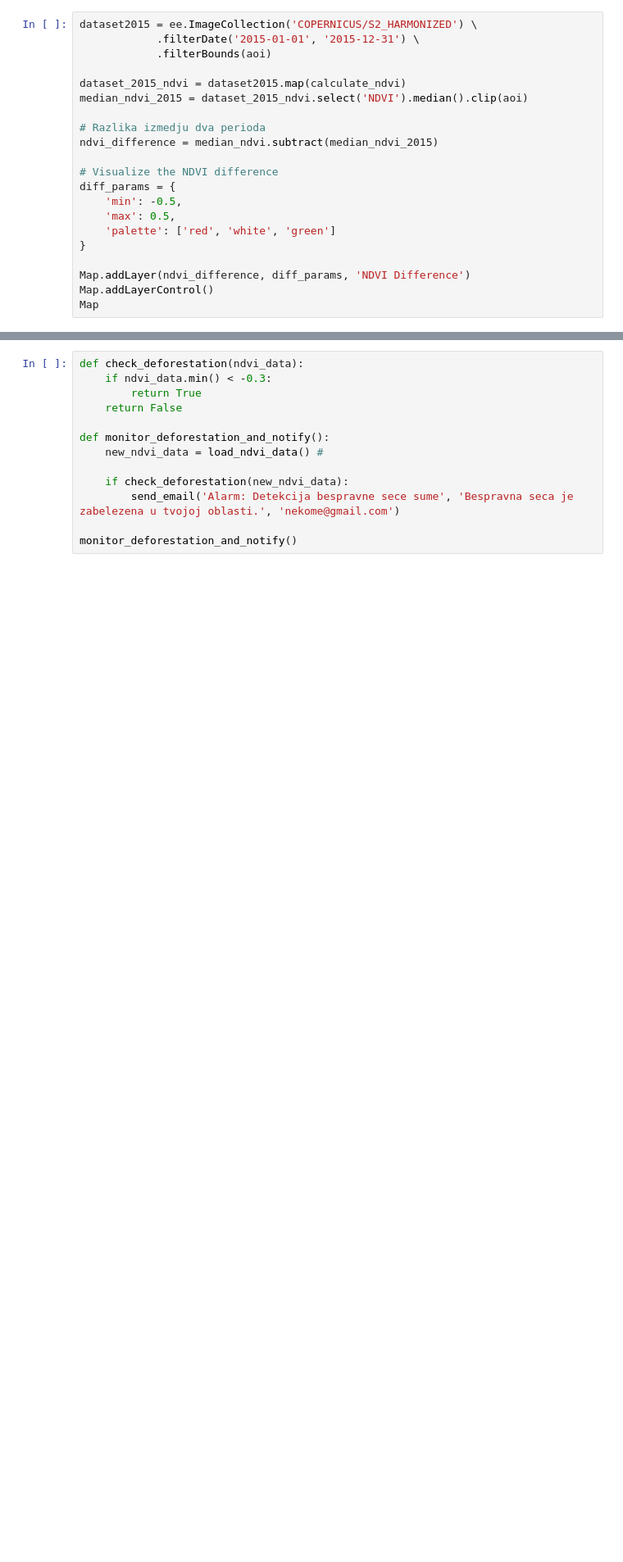
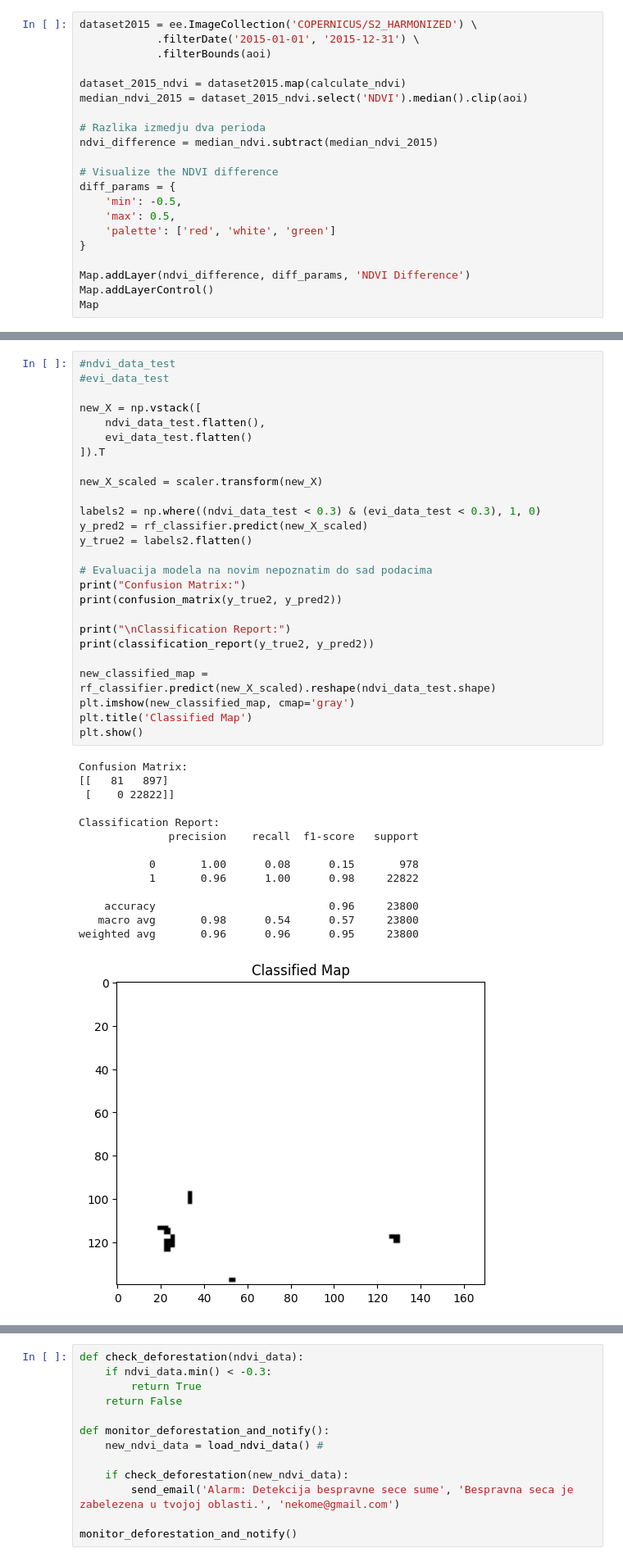
Before and after one commit to vukasinovic21/DetekcijaSuma, a Jupyter notebook: projekat.ipynb, the cells around one changed output, grey strips where cells are left out. Shown: that part at 82% size. Drawn from its saved outputs; the diff is of its cells as text; blank space fills up the shorter version.

```diff
--- a/projekat.ipynb
+++ b/projekat.ipynb
@@ -301,3 +353,44 @@ AttributeError: 'Image' object has no attribute 'flatten'
+# %%
+#ndvi_data_test
+#evi_data_test
+
+new_X = np.vstack([
+    ndvi_data_test.flatten(),
+    evi_data_test.flatten()
+]).T
+
+new_X_scaled = scaler.transform(new_X)
+
+labels2 = np.where((ndvi_data_test < 0.3) & (evi_data_test < 0.3), 1, 0)
+y_pred2 = rf_classifier.predict(new_X_scaled)
+y_true2 = labels2.flatten()
+
+# Evaluacija modela na novim nepoznatim do sad podacima
+print("Confusion Matrix:")
+print(confusion_matrix(y_true2, y_pred2))
+
+print("\nClassification Report:")
+print(classification_report(y_true2, y_pred2))
+
+new_classified_map = rf_classifier.predict(new_X_scaled).reshape(ndvi_data_test.shape)
+plt.imshow(new_classified_map, cmap='gray')
+plt.title('Classified Map')
+plt.show()
+# %% [output]
+Confusion Matrix:
+[[   81   897]
+ [    0 22822]]
+
+Classification Report:
+              precision    recall  f1-score   support
+
+           0       1.00      0.08      0.15       978
+           1       0.96      1.00      0.98     22822
+
+    accuracy                           0.96     23800
+   macro avg       0.98      0.54      0.57     23800
+weighted avg       0.96      0.96      0.95     23800
+[figure, added]
 # %%
 from sklearn.linear_model import LogisticRegression
 from sklearn.model_selection import train_test_split
```
Also changed, not shown: parts of 8 cells of this notebook, 6 other files.
